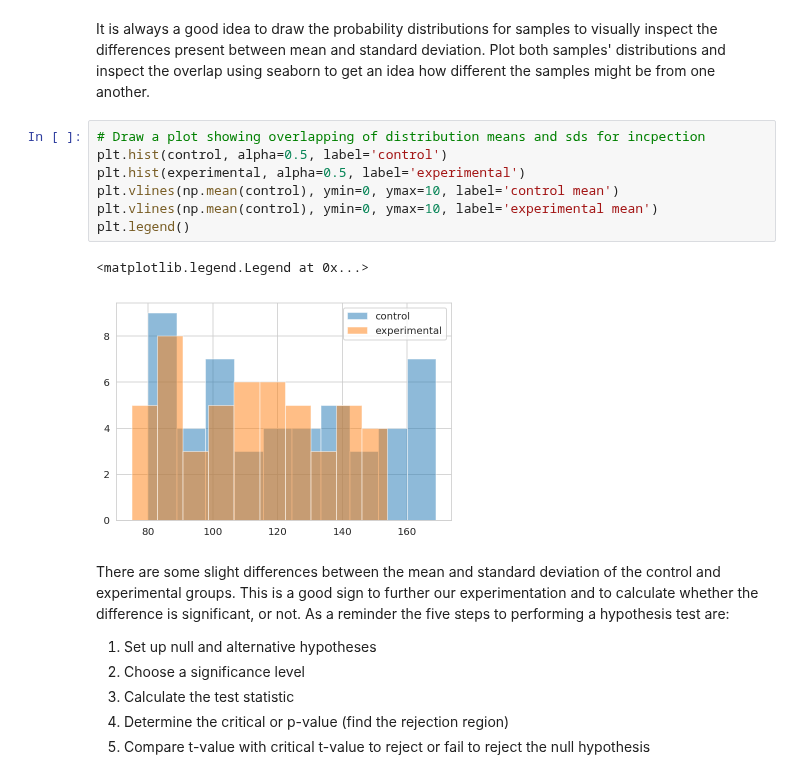
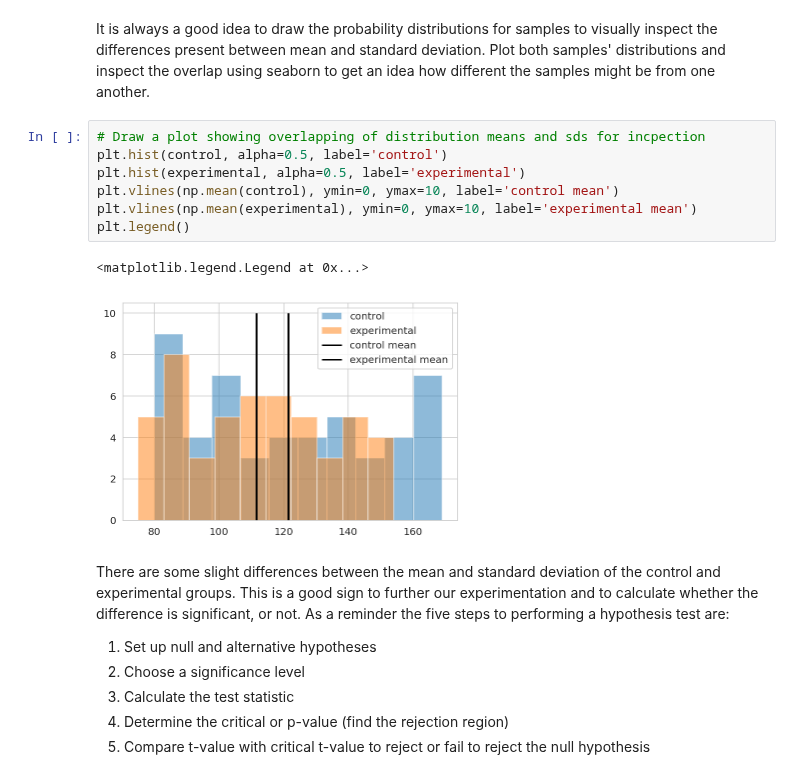
Before and after one commit to npschafer/dsc-two-sample-t-tests-lab-houston-ds-042219, a Jupyter notebook: index.ipynb, the cells around one changed output. Cells and saved outputs as stored; diff of their text form.

```diff
--- a/index.ipynb
+++ b/index.ipynb
@@ -57,13 +57,13 @@ Plot both samples' distributions and inspect the overlap using seaborn to get an
 # %%
 # Draw a plot showing overlapping of distribution means and sds for incpection
 plt.hist(control, alpha=0.5, label='control')
 plt.hist(experimental, alpha=0.5, label='experimental')
 plt.vlines(np.mean(control), ymin=0, ymax=10, label='control mean')
-plt.vlines(np.mean(control), ymin=0, ymax=10, label='experimental mean')
+plt.vlines(np.mean(experimental), ymin=0, ymax=10, label='experimental mean')
 plt.legend()
 # %% [output]
 <matplotlib.legend.Legend at 0x...>
-[figure, old version]
+[figure, new version]
 # %% [markdown]
 There are some slight differences between the mean and standard deviation of the control and experimental groups. This is a good sign to further our experimentation and to calculate whether the difference is significant, or not. As a reminder the five steps to performing a hypothesis test are:
 
```
